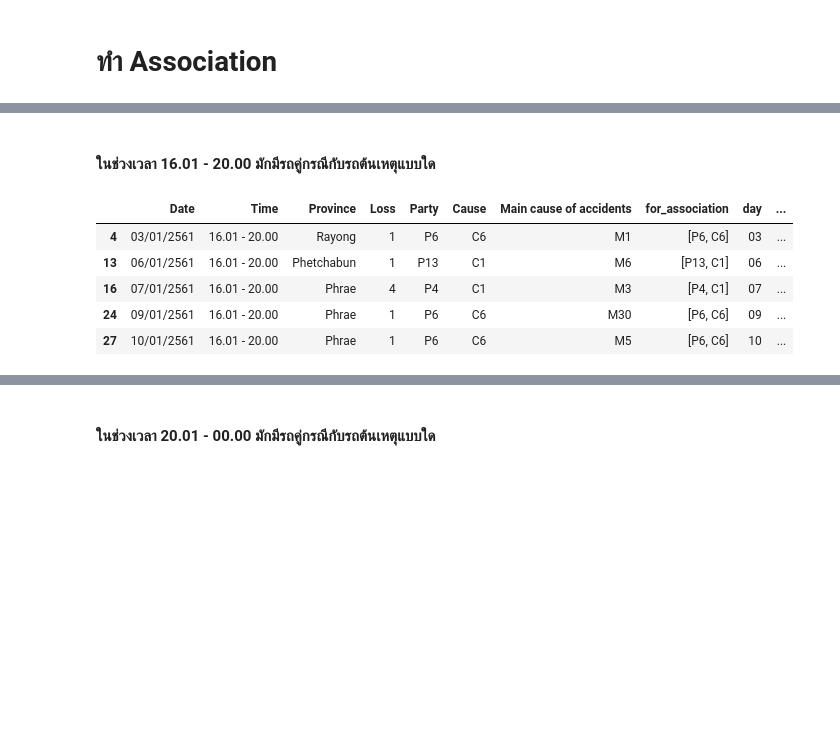
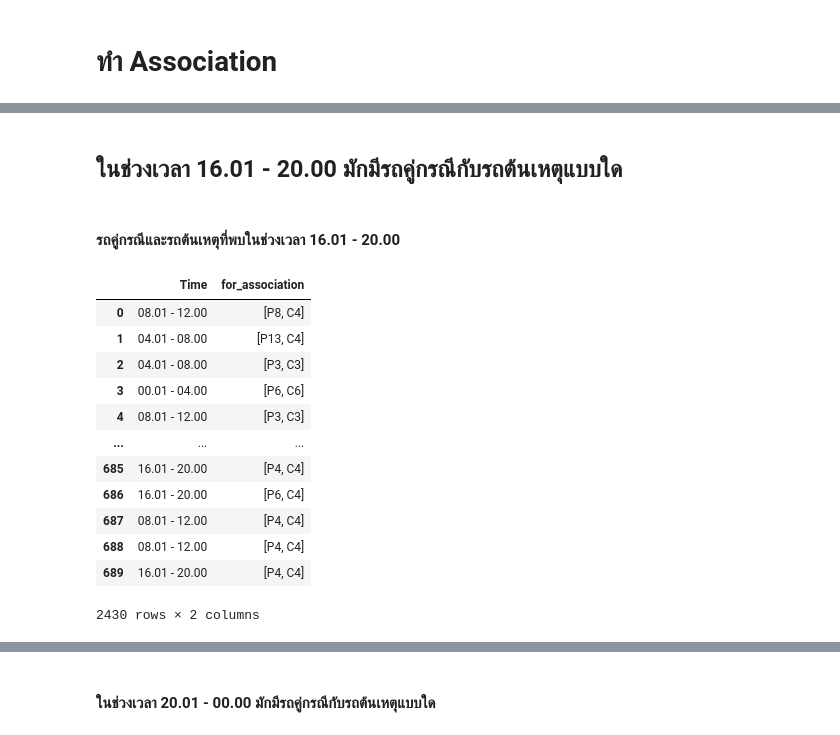
Before and after one commit to Aingon14/BSC_DPDM23, a Jupyter notebook: Group_project2.ipynb, the cells around one changed output, grey strips where cells are left out. Saved outputs shown, nothing was run; the diff lists cells and outputs as text; code cells hidden in the pictures; blank space fills up the shorter version.

```diff
--- a/Group_project2.ipynb
+++ b/Group_project2.ipynb
@@ -1239,2 +1251,2 @@ import numpy as np
 # %% [markdown]
-#### ในช่วงเวลา 16.01 - 20.00 มักมีรถคู่กรณีกับรถต้นเหตุแบบใด
+## ในช่วงเวลา 16.01 - 20.00 มักมีรถคู่กรณีกับรถต้นเหตุแบบใด
@@ -1245,10 +1253,20 @@ def finditem(x,y) :
-# %%
-test_split1 = test_split[test_split["Time"]== '16.01 - 20.00']
-test_split1.head()
-# %% [output]
-|  | Date | Time | Province | Loss | Party | Cause | Main cause of accidents | for_association | day | ... |
-| 4 | 03/01/2561 | 16.01 - 20.00 | Rayong | 1 | P6 | C6 | M1 | [P6, C6] | 03 | ... |
-| 13 | 06/01/2561 | 16.01 - 20.00 | Phetchabun | 1 | P13 | C1 | M6 | [P13, C1] | 06 | ... |
-| 16 | 07/01/2561 | 16.01 - 20.00 | Phrae | 4 | P4 | C1 | M3 | [P4, C1] | 07 | ... |
-| 24 | 09/01/2561 | 16.01 - 20.00 | Phrae | 1 | P6 | C6 | M30 | [P6, C6] | 09 | ... |
-| 27 | 10/01/2561 | 16.01 - 20.00 | Phrae | 1 | P6 | C6 | M5 | [P6, C6] | 10 | ... |
+# %% [markdown]
+#### รถคู่กรณีและรถต้นเหตุที่พบในช่วงเวลา  16.01 - 20.00
+# %%
+data_as2 = test_split[['Time','for_association']].replace('-',np.nan)
+# %%
+data_as2
+# %% [output]
+|  | Time | for_association |
+| 0 | 08.01 - 12.00 | [P8, C4] |
+| 1 | 04.01 - 08.00 | [P13, C4] |
+| 2 | 04.01 - 08.00 | [P3, C3] |
+| 3 | 00.01 - 04.00 | [P6, C6] |
+| 4 | 08.01 - 12.00 | [P3, C3] |
+| ... | ... | ... |
+| 685 | 16.01 - 20.00 | [P4, C4] |
+| 686 | 16.01 - 20.00 | [P6, C4] |
+| 687 | 08.01 - 12.00 | [P4, C4] |
+| 688 | 08.01 - 12.00 | [P4, C4] |
+| 689 | 16.01 - 20.00 | [P4, C4] |
+2430 rows × 2 columns
```
Also changed, not shown: parts of 15 cells of this notebook.
